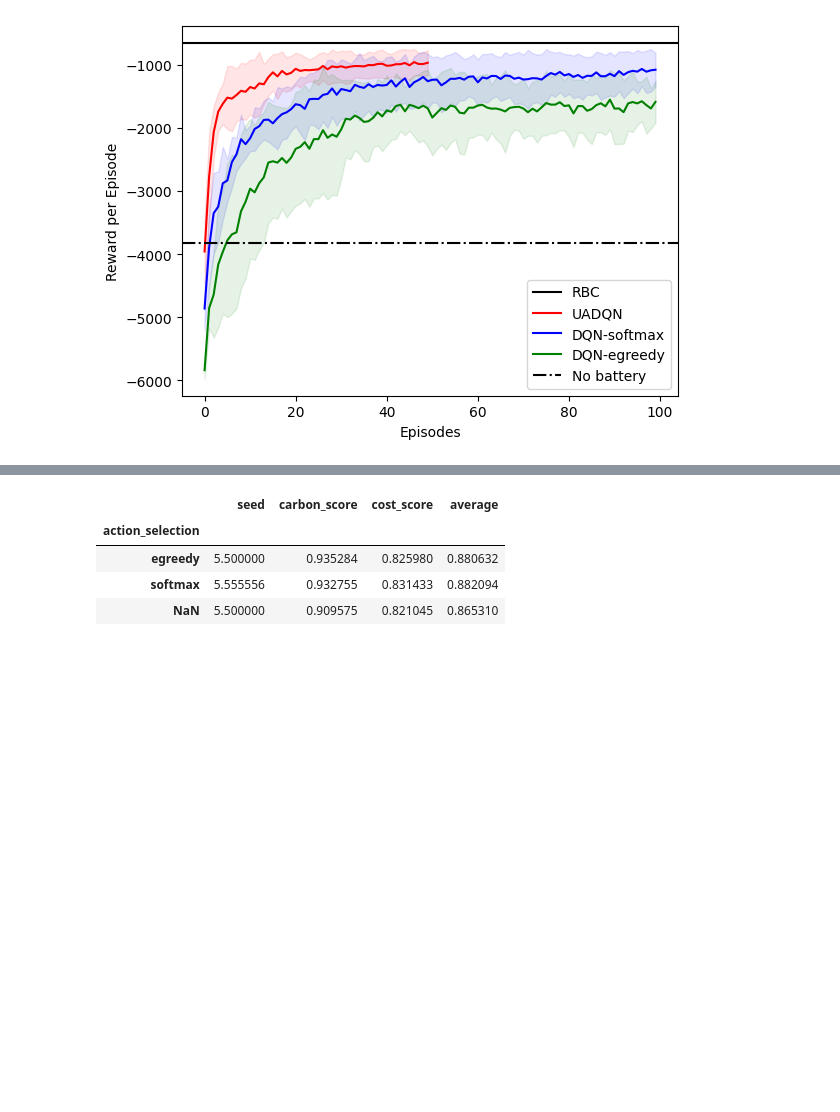
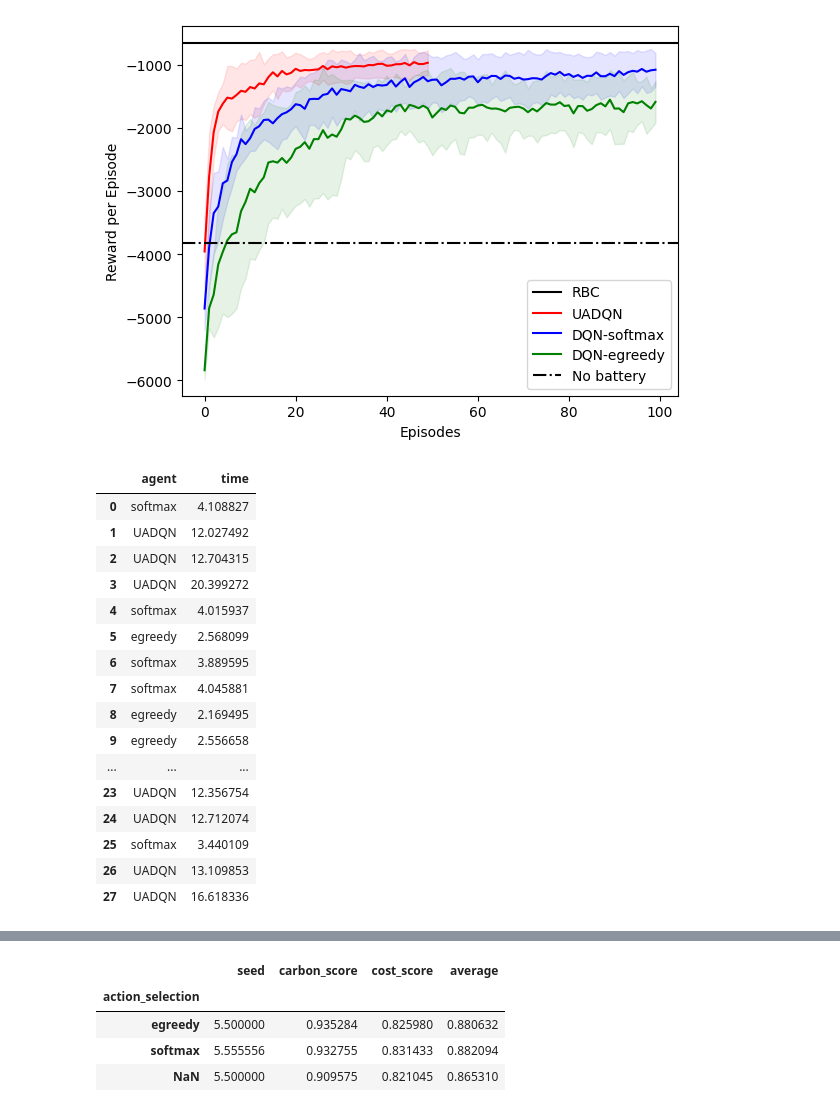
Before and after one commit to ludwigbald/msc-thesis, a Jupyter notebook: code/experiments/tuning/generate_tuning.ipynb, the cells around one changed output, grey strips where cells are left out. Cells and saved outputs as stored; diff of their text form; code cells hidden in the pictures; blank space fills up the shorter version.

```diff
--- a/code/experiments/tuning/generate_tuning.ipynb
+++ b/code/experiments/tuning/generate_tuning.ipynb
@@ -409,3 +393,56 @@ plt.legend()
 plt.savefig("tuning_validation.png")
 # %% [output]
 [figure]
+# %%
+# Resource use:
+# read in output files
+
+# read results of validation runs:
+validation_results="validation_results/"
+# read results
+run_files = [validation_results+s for s in os.listdir(validation_results) if s.startswith("job") and s.endswith("out")]
+
+#run_folders.sort(key=lambda f: int(re.findall(r"[\d]+\Z", f)[0]))
+
+
+
+traintimes = []
+testtimes = []
+for file in run_files:
+    with open(file, "rt") as f:
+        #lines = f.read()
+        lines = f.readlines()
+        if "UADQN" in lines[0]:#.contains("UADQN"):
+            current_agent="UADQN"
+        elif "softmax" in lines[0]:
+            current_agent="softmax"
+        elif "egreedy" in lines[0]:
+            current_agent="egreedy"
+        for line in lines:
+            traintime = re.findall(r"[.\d]* s$", line)
+            if len(traintime) > 0:
+                traintimes.append((current_agent, float(traintime[0][:-2])))
+            if line.startswith("Total time taken by agent: "):
+                testtimes.append((current_agent, float(line[27:-2])))
+
+train_episodes=pd.DataFrame(columns=["agent","time"], data=traintimes)
+
+test_episodes=pd.DataFrame(columns=["agent","time"], data=testtimes)
+# %% [output]
+|  | agent | time |
+| 0 | softmax | 4.108827 |
+| 1 | UADQN | 12.027492 |
+| 2 | UADQN | 12.704315 |
+| 3 | UADQN | 20.399272 |
+| 4 | softmax | 4.015937 |
+| 5 | egreedy | 2.568099 |
+| 6 | softmax | 3.889595 |
+| 7 | softmax | 4.045881 |
+| 8 | egreedy | 2.169495 |
+| 9 | egreedy | 2.556658 |
+| ... | ... | ... |
+| 23 | UADQN | 12.356754 |
+| 24 | UADQN | 12.712074 |
+| 25 | softmax | 3.440109 |
+| 26 | UADQN | 13.109853 |
+| 27 | UADQN | 16.618336 |
```
Also changed, not shown: parts of 10 cells of this notebook, 12 other files.
